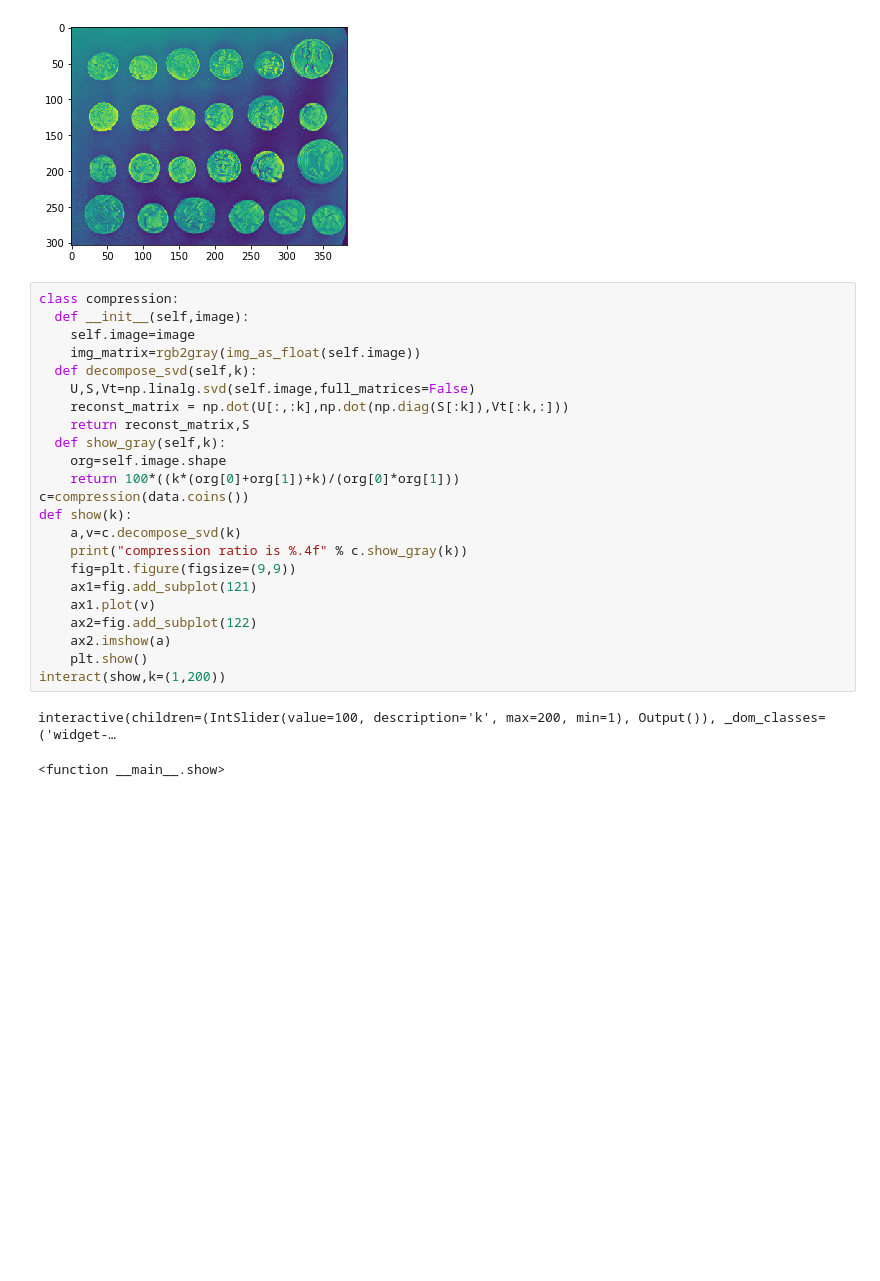
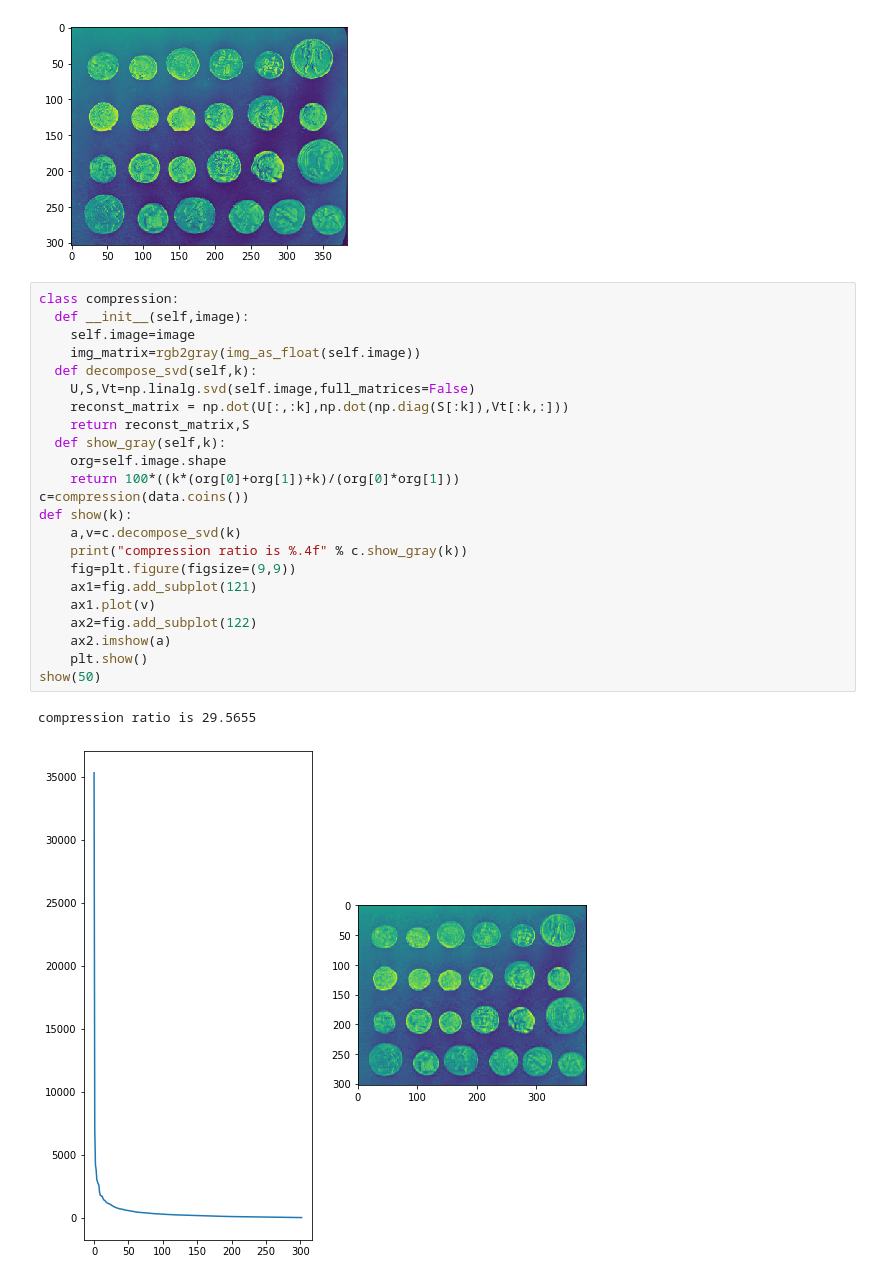
Before and after one commit to 23subbhashit/SVD_IMAGE_COMPRESION, a Jupyter notebook: SVD_IMAGE_COMPRESSION.ipynb, the cells around one changed output. Drawn from its saved outputs; the diff is of its cells as text; blank space fills up the shorter version.

```diff
--- a/SVD_IMAGE_COMPRESSION.ipynb
+++ b/SVD_IMAGE_COMPRESSION.ipynb
@@ -65,26 +65,26 @@ plt.imshow(data.coins())
 # %%
 class compression:
   def __init__(self,image):
     self.image=image
     img_matrix=rgb2gray(img_as_float(self.image))
   def decompose_svd(self,k):
     U,S,Vt=np.linalg.svd(self.image,full_matrices=False)
     reconst_matrix = np.dot(U[:,:k],np.dot(np.diag(S[:k]),Vt[:k,:]))
     return reconst_matrix,S
   def show_gray(self,k):
     org=self.image.shape
     return 100*((k*(org[0]+org[1])+k)/(org[0]*org[1]))
 c=compression(data.coins())
 def show(k):
 	a,v=c.decompose_svd(k)
 	print("compression ratio is %.4f" % c.show_gray(k))
 	fig=plt.figure(figsize=(9,9))
 	ax1=fig.add_subplot(121)
 	ax1.plot(v)
 	ax2=fig.add_subplot(122)
 	ax2.imshow(a)
 	plt.show()
-interact(show,k=(1,200))
+show(50)
 # %% [output]
-interactive(children=(IntSlider(value=100, description='k', max=200, min=1), Output()), _dom_classes=('widget-…
+compression ratio is 29.5655
-<function __main__.show>
+[figure, added]
```
Also changed, not shown: parts of 1 cell of this notebook.
